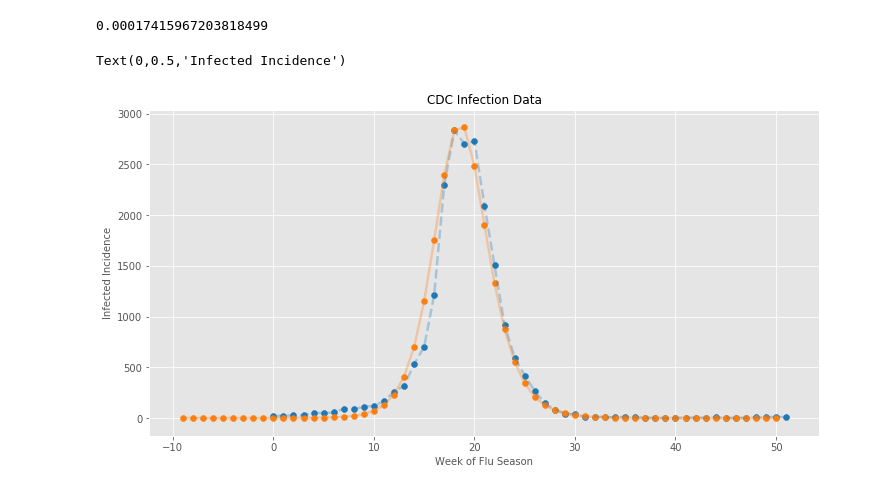
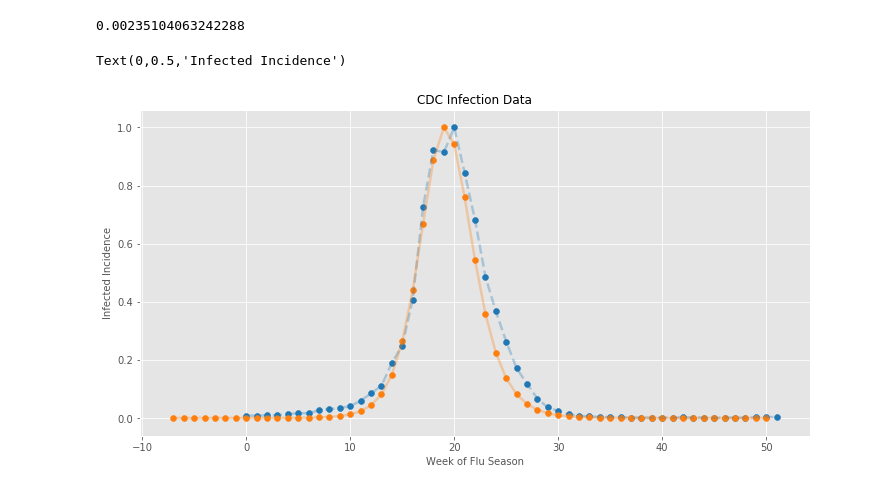
Before and after one commit to GaloisInc/AMIDOL, a Jupyter notebook: demo/FluData/CDC Modeling Sketch.ipynb, the cells around one changed output. Cells and saved outputs as stored; diff of their text form; code cells hidden in the pictures.

```diff
--- a/demo/FluData/CDC Modeling Sketch.ipynb
+++ b/demo/FluData/CDC Modeling Sketch.ipynb
@@ -3,11 +3,10 @@ import pandas as pd
 import matplotlib.pyplot as plt
 from scipy.integrate import odeint
 import numpy as np
+from sklearn.metrics import mean_squared_error
 %matplotlib inline
 
-virusLibrary = [('B', 1.24), ('A (H1)', 1.27), ('A (H3)', 1.25), ('A (Subtyping not Performed)', 1.26)]
-virusSet = [virusLibrary[3]]
-groundTruthSet = [virusLibrary[3][0]]
+virusLibrary = [('B', 1.25), ('A (H1)', 1.30), ('A (H3)', 1.27), ('A (Subtyping not Performed)', 1.28)]
 
 def weekTransform(row):
     if (row["WEEK"] >= 40):
@@ -19,8 +18,14 @@ def weekTransform(row):
 df = pd.read_csv('WHO_NREVSS_Combined_2007_2008.csv', header=1)
 
 df["idx: t"] = df.apply(weekTransform, axis=1)
+df['Total'] = df[[x[0] for x in virusLibrary]].apply(lambda row: sum(row), axis=1)
+totalRate = sum([x[1] for x in virusLibrary])/len(virusLibrary)
+X = df['idx: t']
 
-X = df['idx: t']
+virusLibrary.append(("Total", totalRate))
+
+virusSet = virusLibrary[4]
+groundTruthSet = [virusLibrary[4][0]]
 
 G = []
 for groundTruth in groundTruthSet:
@@ -44,48 +49,47 @@ R0 = 0
 S0 = N - R0 - I0
 
 gamma = 1.0/3.0
-rho = [x[1] for x in virusSet]
-beta = [x*gamma for x in rho]
-
-dy = []
+rho = virusSet[1]
+beta = rho*gamma
 
 def deriv(y, t, N, beta, gamma):
     S, I, R = y
-    dSdt = dy[0](y, t, N, beta, gamma)
-    dIdt = dy[1](y, t, N, beta, gamma)
-    dRdt = dy[2](y, t, N, beta, gamma)
+    dSdt = -beta * S * I / N
+    dIdt = beta * S * I / N - gamma * I
+    dRdt = gamma * I
     return dSdt, dIdt, dRdt
 
-dy.append(lambda y, t, N, beta, gamma: -beta * y[0] * y[1] / N)
-dy.append(lambda y, t, N, beta, gamma: beta * y[0] * y[1] / N - gamma * y[1])
-dy.append(lambda y, t, N, beta, gamma: gamma * y[1])
 y0 = S0, I0, R0
 
-minT = -10
+minT = -8
 maxT = 51
 t = list(range(minT*7, maxT*7))
 w = range(minT+1, maxT)
 
 ret = odeint(deriv, y0, t, args=(N, beta, gamma))
 S, I, R = ret.T
 
 incidence_predicted = -np.diff(S[0:len(S)-1:7])
 incidence_observed = df[groundTruth]
 fraction_confirmed = incidence_observed.sum()/incidence_predicted.sum()
-print(fraction_confirmed)
+
+P = incidence_predicted / max(incidence_predicted)
+Y = df[groundTruth] / max(df[groundTruth])
+
+print(mean_squared_error(Y[:-1], [x[1] for x in zip(w,P) if x[0] >= 0]))
 
 plt.figure(figsize=(12,6))
 plt.plot(X, Y, ls="--", lw=2.5, color=tableau20[0], alpha=0.3)
 plt.scatter(X, Y, color=tableau20[0])
 #plt.text(40, 100, "CDC Data for Influenza B", fontsize=12, color=tableau20[0])
-plt.plot(w, incidence_predicted*fraction_confirmed, lw=2.5, color=tableau20[2], alpha=0.3)
-plt.scatter(w, incidence_predicted*fraction_confirmed, color=tableau20[2])
+plt.plot(w, P, lw=2.5, color=tableau20[2], alpha=0.3)
+plt.scatter(w, P, color=tableau20[2])
 plt.title("CDC Infection Data", fontsize=12)
 plt.xlabel("Week of Flu Season", fontsize=10)
 plt.ylabel("Infected Incidence", fontsize=10)
 # %% [output]
-0.00017415967203818499
+0.00235104063242288
 Text(0,0.5,'Infected Incidence')
-[figure, old version]
+[figure, new version]
 # %%
 df
```
Also changed, not shown: parts of 4 cells of this notebook, 7 other files.
